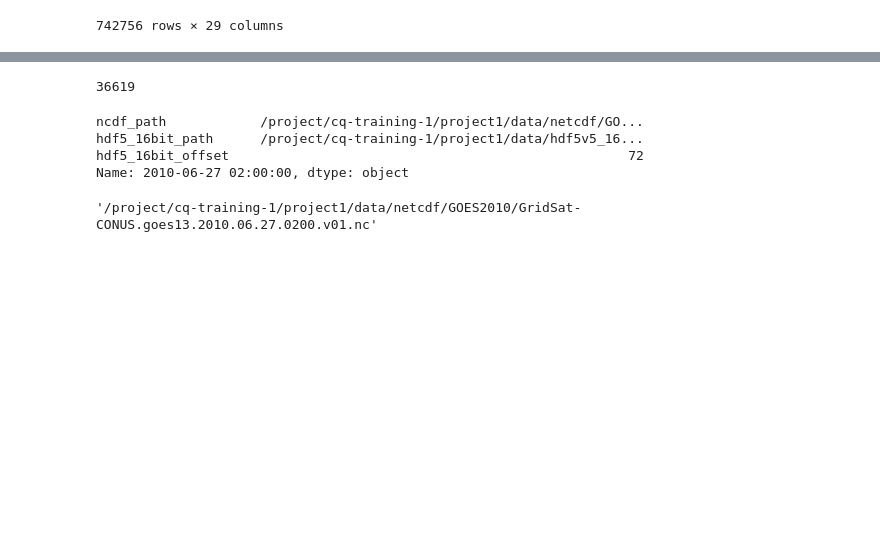
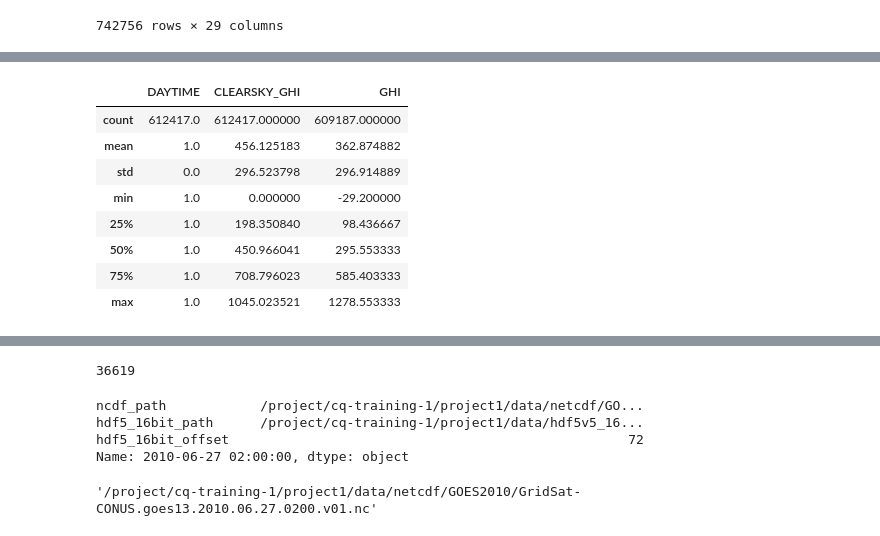
Before and after one commit to raghavgupta0296/IFT-6759-Team-13, a Jupyter notebook: Data Cleaning.ipynb, the cells around one changed output, grey strips where cells are left out. Saved outputs shown, nothing was run; the diff lists cells and outputs as text; code cells hidden in the pictures; blank space fills up the shorter version.

```diff
--- a/Data Cleaning.ipynb
+++ b/Data Cleaning.ipynb
@@ -314,0 +531,12 @@ pd.melt(clean_data, id_vars=columns_left, value_vars=['BND_DAYTIME', 'TBL_DAYTIM
+# %%
+clean_data.describe()
+# %% [output]
+|  | DAYTIME | CLEARSKY_GHI | GHI |
+| count | 612417.0 | 612417.000000 | 609187.000000 |
+| mean | 1.0 | 456.125183 | 362.874882 |
+| std | 0.0 | 296.523798 | 296.914889 |
+| min | 1.0 | 0.000000 | -29.200000 |
+| 25% | 1.0 | 198.350840 | 98.436667 |
+| 50% | 1.0 | 450.966041 | 295.553333 |
+| 75% | 1.0 | 708.796023 | 585.403333 |
+| max | 1.0 | 1045.023521 | 1278.553333 |
```
Also changed, not shown: parts of 29 cells of this notebook, 2 other files.
